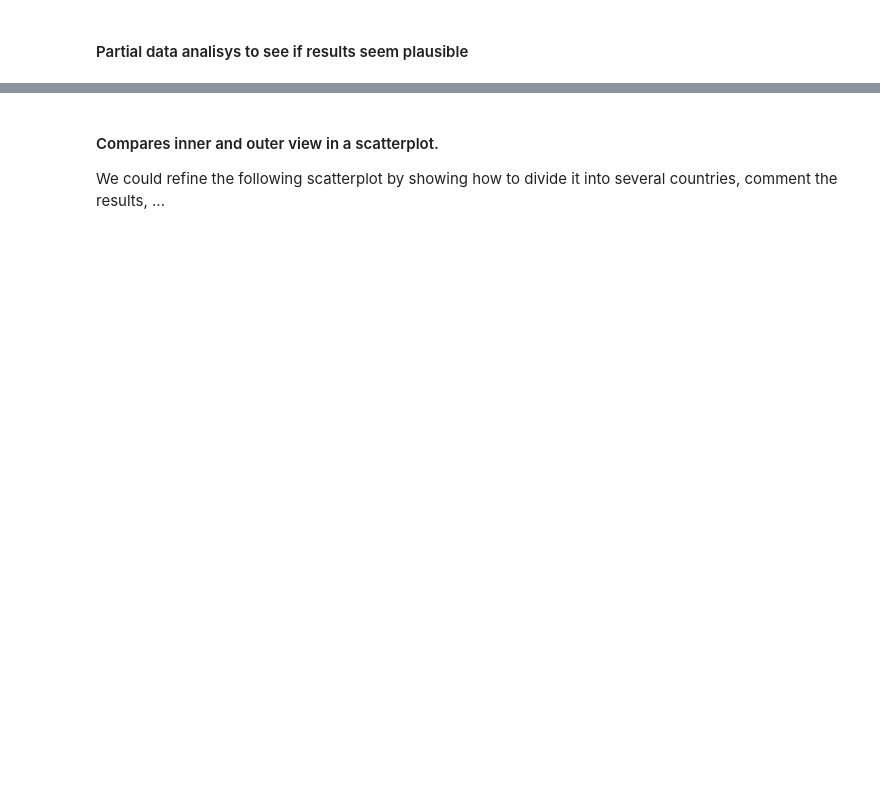
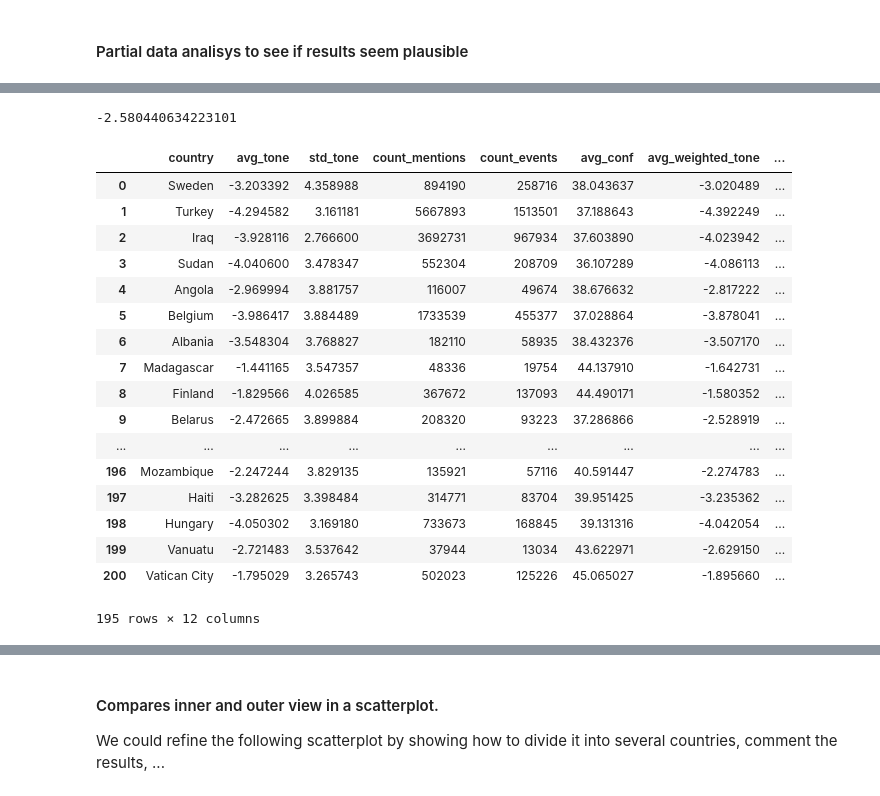
Before and after one commit to NatGr/projectAdA, a Jupyter notebook: Notebook.ipynb, the cells around one changed output, grey strips where cells are left out. Cells and saved outputs as stored; diff of their text form; code cells hidden in the pictures; blank space fills up the shorter version.

```diff
--- a/Notebook.ipynb
+++ b/Notebook.ipynb
@@ -148,0 +161,25 @@ country_outer_view.plot(kind='scatter', x="count_mentions", y="sqrt_gaussian_qua
+# %%
+country_outer_view["avg_tone"].mean()
+# %% [output]
+-2.580440634223101
+# %%
+country_outer_view[country_outer_view["avg_tone"] <0]
+# %% [output]
+|  | country | avg_tone | std_tone | count_mentions | count_events | avg_conf | avg_weighted_tone | ... |
+| 0 | Sweden | -3.203392 | 4.358988 | 894190 | 258716 | 38.043637 | -3.020489 | ... |
+| 1 | Turkey | -4.294582 | 3.161181 | 5667893 | 1513501 | 37.188643 | -4.392249 | ... |
+| 2 | Iraq | -3.928116 | 2.766600 | 3692731 | 967934 | 37.603890 | -4.023942 | ... |
+| 3 | Sudan | -4.040600 | 3.478347 | 552304 | 208709 | 36.107289 | -4.086113 | ... |
+| 4 | Angola | -2.969994 | 3.881757 | 116007 | 49674 | 38.676632 | -2.817222 | ... |
+| 5 | Belgium | -3.986417 | 3.884489 | 1733539 | 455377 | 37.028864 | -3.878041 | ... |
+| 6 | Albania | -3.548304 | 3.768827 | 182110 | 58935 | 38.432376 | -3.507170 | ... |
+| 7 | Madagascar | -1.441165 | 3.547357 | 48336 | 19754 | 44.137910 | -1.642731 | ... |
+| 8 | Finland | -1.829566 | 4.026585 | 367672 | 137093 | 44.490171 | -1.580352 | ... |
+| 9 | Belarus | -2.472665 | 3.899884 | 208320 | 93223 | 37.286866 | -2.528919 | ... |
+| ... | ... | ... | ... | ... | ... | ... | ... | ... |
+| 196 | Mozambique | -2.247244 | 3.829135 | 135921 | 57116 | 40.591447 | -2.274783 | ... |
+| 197 | Haiti | -3.282625 | 3.398484 | 314771 | 83704 | 39.951425 | -3.235362 | ... |
+| 198 | Hungary | -4.050302 | 3.169180 | 733673 | 168845 | 39.131316 | -4.042054 | ... |
+| 199 | Vanuatu | -2.721483 | 3.537642 | 37944 | 13034 | 43.622971 | -2.629150 | ... |
+| 200 | Vatican City | -1.795029 | 3.265743 | 502023 | 125226 | 45.065027 | -1.895660 | ... |
+195 rows × 12 columns
```
Also changed, not shown: parts of 8 cells of this notebook.
